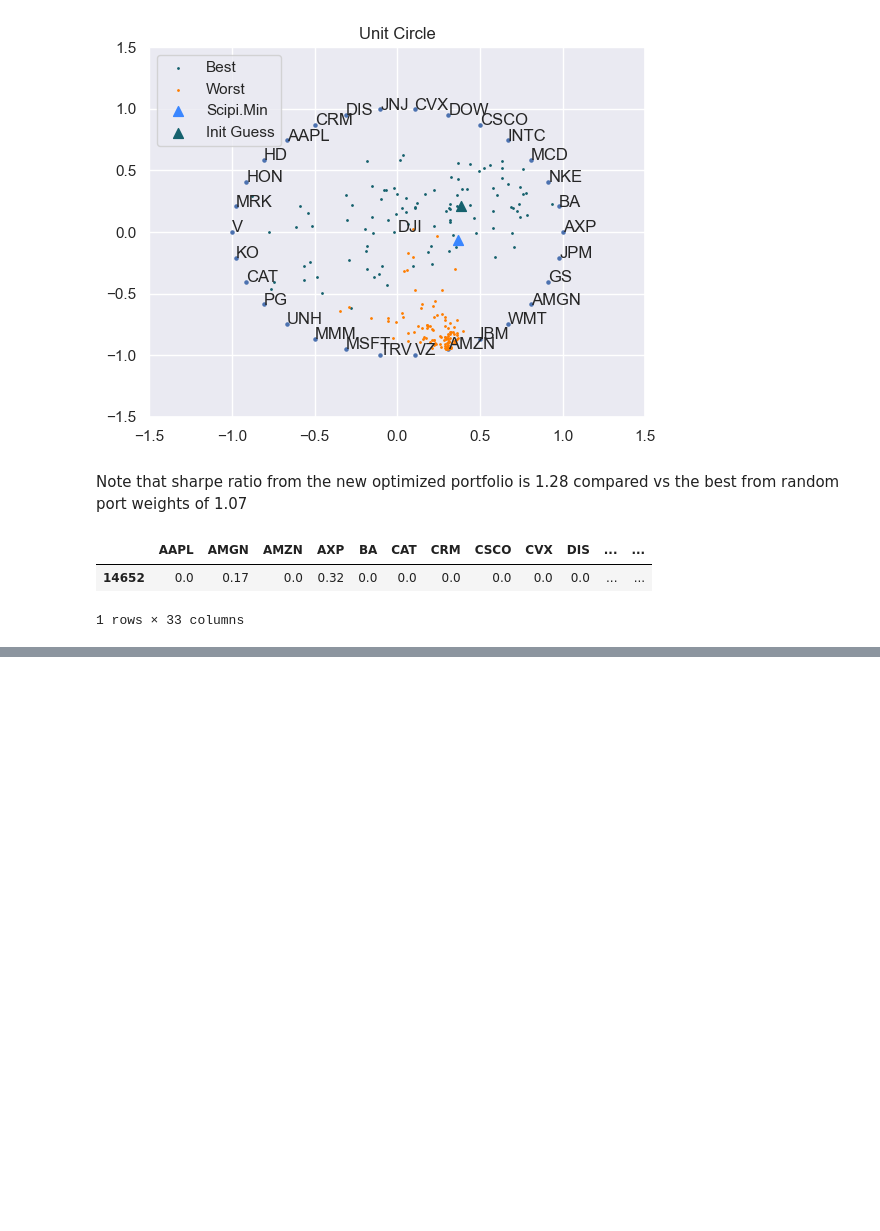
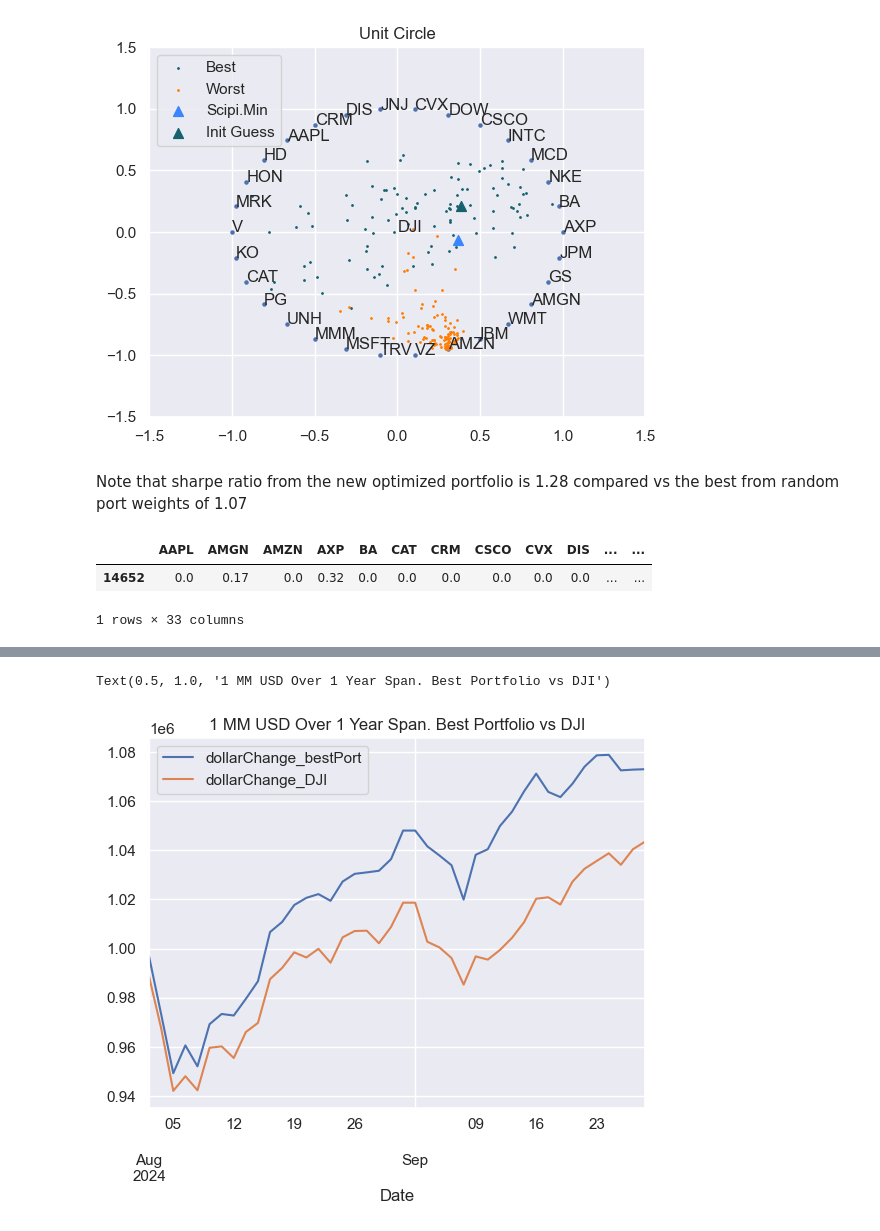
Before and after one commit to jorgelopez141/Markowitz-Optim-with-Time-Series-Foreacast, a Jupyter notebook: Markowitz/01_checkpoint_SharpeAndMinimize.ipynb, the cells around one changed output, grey strips where cells are left out. Saved outputs shown, nothing was run; the diff lists cells and outputs as text; code cells hidden in the pictures; blank space fills up the shorter version.

```diff
--- a/Markowitz/01_checkpoint_SharpeAndMinimize.ipynb
+++ b/Markowitz/01_checkpoint_SharpeAndMinimize.ipynb
@@ -320,0 +418,16 @@ for row in [best1_weights]:
+# %%
+
+
+returns_port_testing=pd.DataFrame({
+    'bestPort': testing_Pctchange.dot(result.x),
+    'DJI':testing_Pctchange.dot(np.array([1/30 for x in range(30)]))
+})
+# %%
+returns_port_testing >> mutate(
+    dollarChange_bestPort = _.bestPort.pipe(fn_dollarChangePortfolio),
+    dollarChange_DJI = _.DJI.pipe(fn_dollarChangePortfolio)
+) >> select(2,3)>> _.plot()
+plt.title('1 MM USD Over 1 Year Span. Best Portfolio vs DJI')
+# %% [output]
+Text(0.5, 1.0, '1 MM USD Over 1 Year Span. Best Portfolio vs DJI')
+[figure, added]
```
Also changed, not shown: parts of 40 cells of this notebook, 7 other files.
